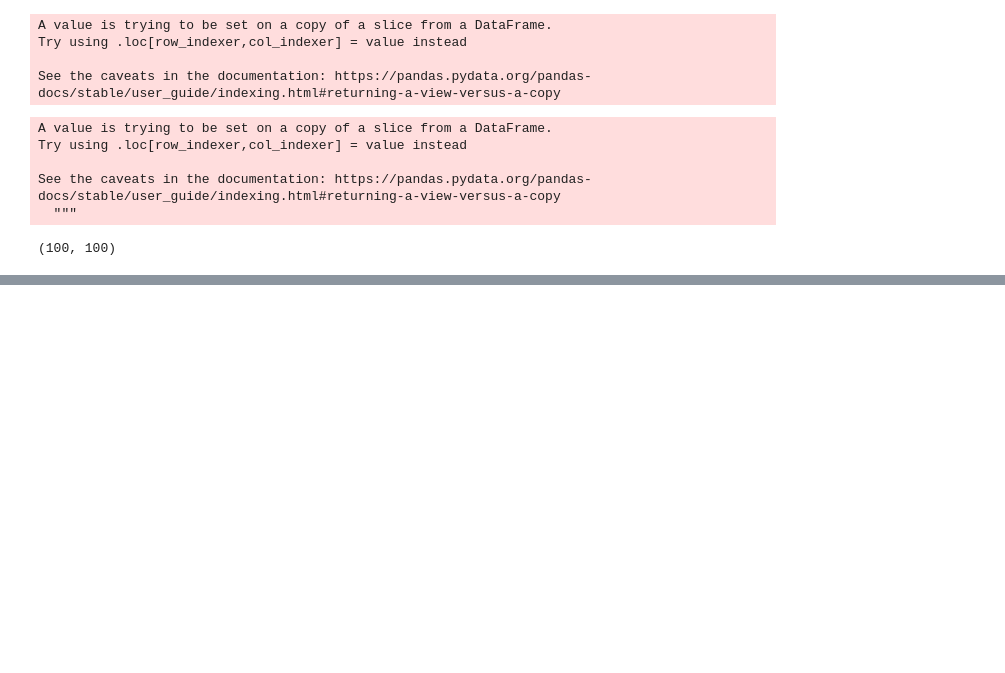
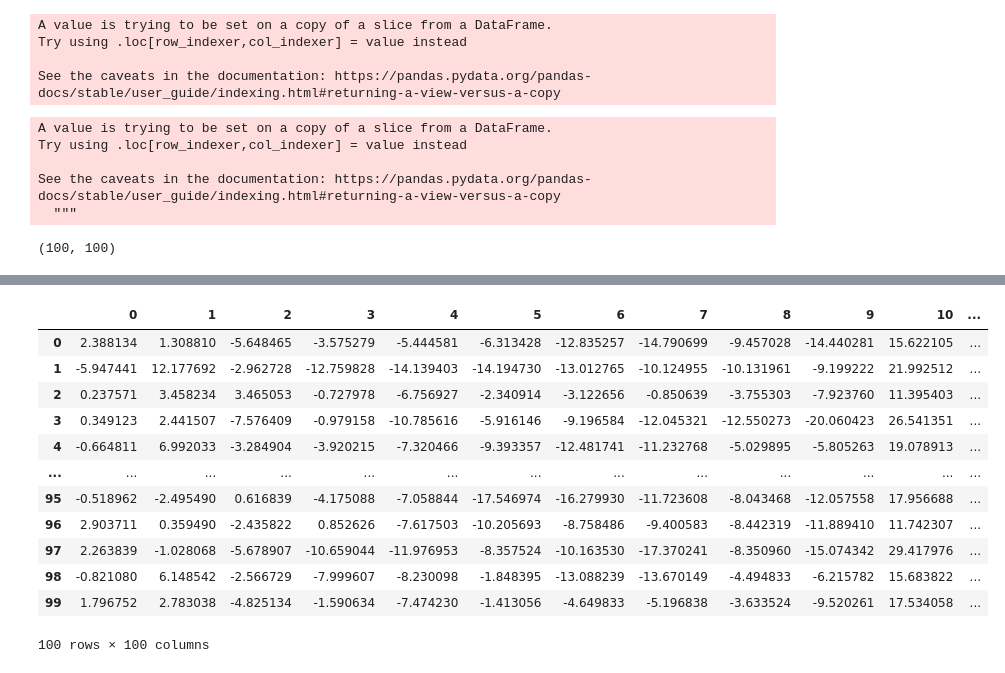
Before and after one commit to Ayona123/Drug_repurposing, a Jupyter notebook: trial_mol100.ipynb, the cells around one changed output, grey strips where cells are left out. Drawn from its saved outputs; the diff is of its cells as text; code cells hidden in the pictures; blank space fills up the shorter version.

```diff
--- a/trial_mol100.ipynb
+++ b/trial_mol100.ipynb
@@ -103,0 +95,17 @@ Reinitialized existing Git repository in /content/.git/
+# %%
+arr = pd.read_csv('/content/arr.csv', sep=',', header=None) # You can also save your result as a txt file
+arr
+# %% [output]
+|  | 0 | 1 | 2 | 3 | 4 | 5 | 6 | 7 | 8 | 9 | 10 | ... |
+| 0 | 2.388134 | 1.308810 | -5.648465 | -3.575279 | -5.444581 | -6.313428 | -12.835257 | -14.790699 | -9.457028 | -14.440281 | 15.622105 | ... |
+| 1 | -5.947441 | 12.177692 | -2.962728 | -12.759828 | -14.139403 | -14.194730 | -13.012765 | -10.124955 | -10.131961 | -9.199222 | 21.992512 | ... |
+| 2 | 0.237571 | 3.458234 | 3.465053 | -0.727978 | -6.756927 | -2.340914 | -3.122656 | -0.850639 | -3.755303 | -7.923760 | 11.395403 | ... |
+| 3 | 0.349123 | 2.441507 | -7.576409 | -0.979158 | -10.785616 | -5.916146 | -9.196584 | -12.045321 | -12.550273 | -20.060423 | 26.541351 | ... |
+| 4 | -0.664811 | 6.992033 | -3.284904 | -3.920215 | -7.320466 | -9.393357 | -12.481741 | -11.232768 | -5.029895 | -5.805263 | 19.078913 | ... |
+| ... | ... | ... | ... | ... | ... | ... | ... | ... | ... | ... | ... | ... |
+| 95 | -0.518962 | -2.495490 | 0.616839 | -4.175088 | -7.058844 | -17.546974 | -16.279930 | -11.723608 | -8.043468 | -12.057558 | 17.956688 | ... |
+| 96 | 2.903711 | 0.359490 | -2.435822 | 0.852626 | -7.617503 | -10.205693 | -8.758486 | -9.400583 | -8.442319 | -11.889410 | 11.742307 | ... |
+| 97 | 2.263839 | -1.028068 | -5.678907 | -10.659044 | -11.976953 | -8.357524 | -10.163530 | -17.370241 | -8.350960 | -15.074342 | 29.417976 | ... |
+| 98 | -0.821080 | 6.148542 | -2.566729 | -7.999607 | -8.230098 | -1.848395 | -13.088239 | -13.670149 | -4.494833 | -6.215782 | 15.683822 | ... |
+| 99 | 1.796752 | 2.783038 | -4.825134 | -1.590634 | -7.474230 | -1.413056 | -4.649833 | -5.196838 | -3.633524 | -9.520261 | 17.534058 | ... |
+100 rows × 100 columns
```
Also changed, not shown: parts of 8 cells of this notebook.
